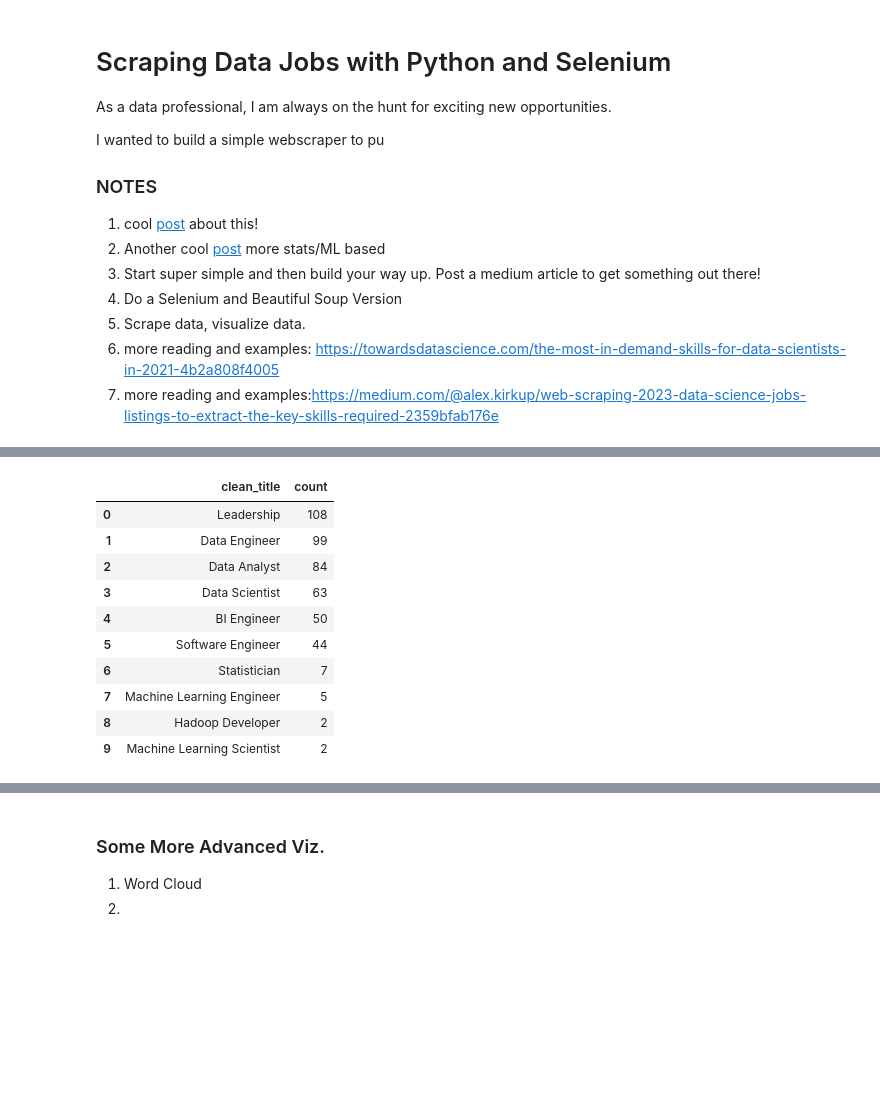
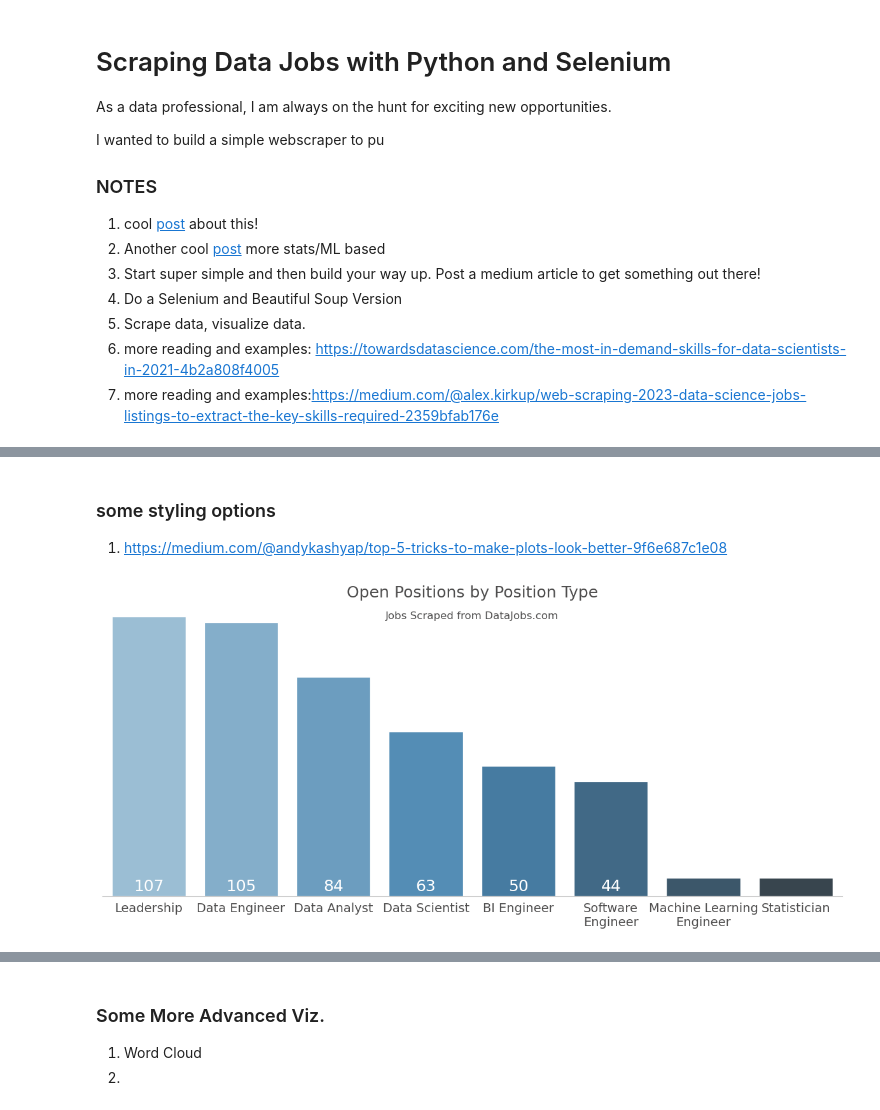
Before and after one commit to ColinB19/datajobswebscraper, a Jupyter notebook: Webscrape_DataJobs.ipynb, the cells around one changed output, grey strips where cells are left out. Saved outputs shown, nothing was run; the diff lists cells and outputs as text; code cells hidden in the pictures; blank space fills up the shorter version.

```diff
--- a/Webscrape_DataJobs.ipynb
+++ b/Webscrape_DataJobs.ipynb
@@ -354,16 +297,50 @@ Counter({'Data': 20,
-# %%
-a = job_meta['clean_title'].value_counts().reset_index()
-a[a['count'] > 1]
-# %% [output]
-|  | clean_title | count |
-| 0 | Leadership | 108 |
-| 1 | Data Engineer | 99 |
-| 2 | Data Analyst | 84 |
-| 3 | Data Scientist | 63 |
-| 4 | BI Engineer | 50 |
-| 5 | Software Engineer | 44 |
-| 6 | Statistician | 7 |
-| 7 | Machine Learning Engineer | 5 |
-| 8 | Hadoop Developer | 2 |
-| 9 | Machine Learning Scientist | 2 |
+# %% [markdown]
+### some styling options
+
+1) https://medium.com/@andykashyap/top-5-tricks-to-make-plots-look-better-9f6e687c1e08
+# %%
+sns.set_style("whitegrid")
+# when you're ready to export uncomment this for a sharper image
+# plt.rcParams['figure.dpi'] = 360
+
+f, ax = plt.subplots(figsize=(15,6))
+# there are a lot of duplicates accross the categories
+clean_title_counts = job_meta['clean_title'].value_counts().reset_index()
+
+# Plot the cats
+sns.set_color_codes("pastel")
+sns.barplot(x='clean_title', y="count", data=clean_title_counts[clean_title_counts['count'] > 1],
+            label="Number of Jobs per Category", palette="Blues_d", ax = ax)
+sns.despine(left=True)
+# ax.bar_label(ax.containers[0]);
+
+for idx, lbl in enumerate(list(ax.containers[0])):
+    h = int(lbl.get_height())
+    if h > 10:
+        plt.text(x=idx, y=2, s=f"{int(lbl.get_height())}", color='white',fontsize=18, horizontalalignment='center')
+
+
+# ax.set_ylabel('Number of Positions', size=18, color='#4f4e4e');
+ax.set_ylabel('')
+ax.set_xlabel('');
+ax.set_title(f'Open Positions by Position Type', size=18, color='#4f4e4e');
+plt.text(x=3.5, y=106, s='Jobs Scraped from DataJobs.com',
+                 color='#4f4e4e', fontsize=12, horizontalalignment='center')
+plt.xticks(size=14, color='#4f4e4e');
+# plt.yticks(size=14, color='#4f4e4e');
+plt.yticks([],[]);
+
+# let's fix the MLE text
+labels = [item.get_text() for item in ax.get_xticklabels()]
+for idx, label in enumerate(labels):
+    if label == "Machine Learning Engineer":
+        labels[idx] = "Machine Learning\nEngineer"
+    elif label == 'Software Engineer':
+        labels[idx] = "Software\nEngineer"
+
+ax.set_xticklabels(labels = labels);
+
+plt.savefig('FIGS/position_types.png');
+# %% [output]
+[figure, added]
 # %%
```
Also changed, not shown: parts of 9 cells of this notebook, 2 other files.
